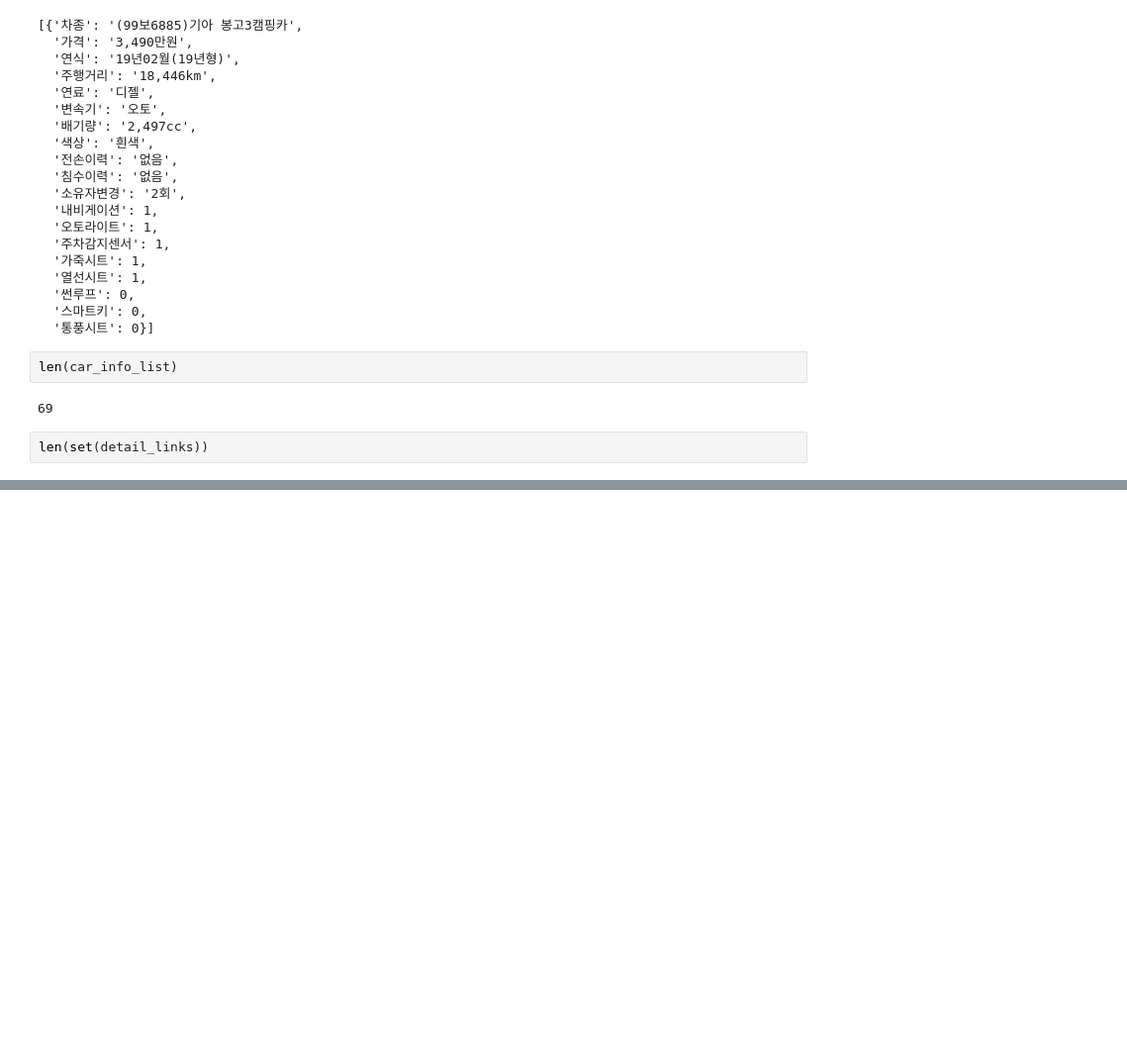
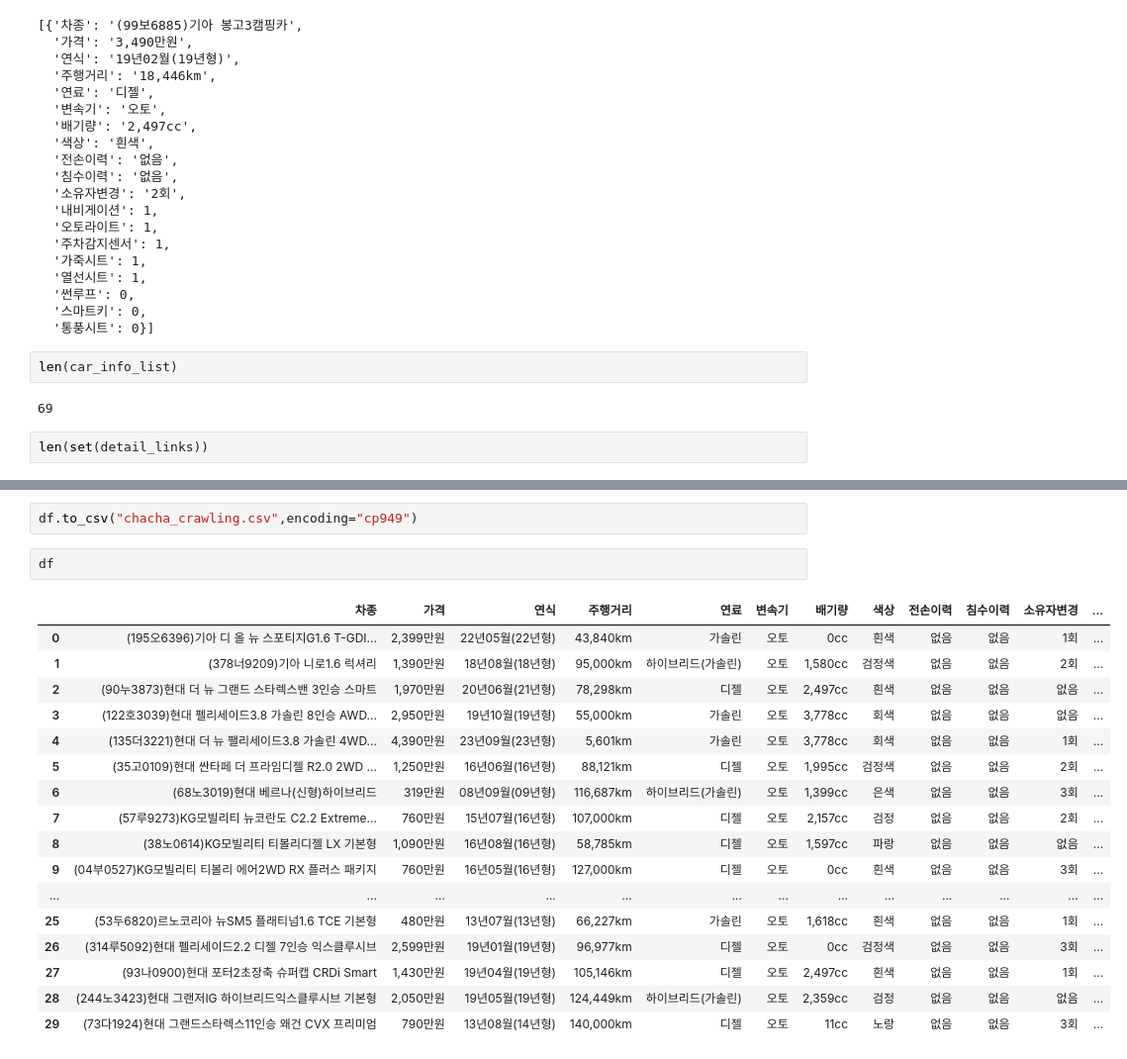
Before and after one commit to malrange/ML_Team2, a Jupyter notebook: ipynb/crawl_chacha.ipynb, the cells around one changed output, grey strips where cells are left out. Shown at 99% size. Saved outputs shown, nothing was run; the diff lists cells and outputs as text; blank space fills up the shorter version.

```diff
--- a/ipynb/crawl_chacha.ipynb
+++ b/ipynb/crawl_chacha.ipynb
@@ -257,0 +261,22 @@ NameError: name 'car_info_list' is not defined
+# %%
+df.to_csv("chacha_crawling.csv",encoding="cp949")
+# %%
+df
+# %% [output]
+|  | 차종 | 가격 | 연식 | 주행거리 | 연료 | 변속기 | 배기량 | 색상 | 전손이력 | 침수이력 | 소유자변경 | ... |
+| 0 | (195오6396)기아 디 올 뉴 스포티지G1.6 T-GDI... | 2,399만원 | 22년05월(22년형) | 43,840km | 가솔린 | 오토 | 0cc | 흰색 | 없음 | 없음 | 1회 | ... |
+| 1 | (378너9209)기아 니로1.6 럭셔리 | 1,390만원 | 18년08월(18년형) | 95,000km | 하이브리드(가솔린) | 오토 | 1,580cc | 검정색 | 없음 | 없음 | 2회 | ... |
+| 2 | (90누3873)현대 더 뉴 그랜드 스타렉스밴 3인승 스마트 | 1,970만원 | 20년06월(21년형) | 78,298km | 디젤 | 오토 | 2,497cc | 흰색 | 없음 | 없음 | 없음 | ... |
+| 3 | (122호3039)현대 펠리세이드3.8 가솔린 8인승 AWD... | 2,950만원 | 19년10월(19년형) | 55,000km | 가솔린 | 오토 | 3,778cc | 회색 | 없음 | 없음 | 없음 | ... |
+| 4 | (135더3221)현대 더 뉴 팰리세이드3.8 가솔린 4WD... | 4,390만원 | 23년09월(23년형) | 5,601km | 가솔린 | 오토 | 3,778cc | 회색 | 없음 | 없음 | 1회 | ... |
+| 5 | (35고0109)현대 싼타페 더 프라임디젤 R2.0 2WD ... | 1,250만원 | 16년06월(16년형) | 88,121km | 디젤 | 오토 | 1,995cc | 검정색 | 없음 | 없음 | 2회 | ... |
+| 6 | (68노3019)현대 베르나(신형)하이브리드 | 319만원 | 08년09월(09년형) | 116,687km | 하이브리드(가솔린) | 오토 | 1,399cc | 은색 | 없음 | 없음 | 3회 | ... |
+| 7 | (57루9273)KG모빌리티 뉴코란도 C2.2 Extreme... | 760만원 | 15년07월(16년형) | 107,000km | 디젤 | 오토 | 2,157cc | 검정 | 없음 | 없음 | 2회 | ... |
+| 8 | (38노0614)KG모빌리티 티볼리디젤 LX 기본형 | 1,090만원 | 16년08월(16년형) | 58,785km | 디젤 | 오토 | 1,597cc | 파랑 | 없음 | 없음 | 없음 | ... |
+| 9 | (04부0527)KG모빌리티 티볼리 에어2WD RX 플러스 패키지 | 760만원 | 16년05월(16년형) | 127,000km | 디젤 | 오토 | 0cc | 흰색 | 없음 | 없음 | 3회 | ... |
+| ... | ... | ... | ... | ... | ... | ... | ... | ... | ... | ... | ... | ... |
+| 25 | (53두6820)르노코리아 뉴SM5 플래티넘1.6 TCE 기본형 | 480만원 | 13년07월(13년형) | 66,227km | 가솔린 | 오토 | 1,618cc | 흰색 | 없음 | 없음 | 1회 | ... |
+| 26 | (314루5092)현대 펠리세이드2.2 디젤 7인승 익스클루시브 | 2,599만원 | 19년01월(19년형) | 96,977km | 디젤 | 오토 | 0cc | 검정색 | 없음 | 없음 | 3회 | ... |
+| 27 | (93나0900)현대 포터2초장축 슈퍼캡 CRDi Smart | 1,430만원 | 19년04월(19년형) | 105,146km | 디젤 | 오토 | 2,497cc | 흰색 | 없음 | 없음 | 1회 | ... |
+| 28 | (244노3423)현대 그랜저IG 하이브리드익스클루시브 기본형 | 2,050만원 | 19년05월(19년형) | 124,449km | 하이브리드(가솔린) | 오토 | 2,359cc | 검정 | 없음 | 없음 | 없음 | ... |
+| 29 | (73다1924)현대 그랜드스타렉스11인승 왜건 CVX 프리미엄 | 790만원 | 13년08월(14년형) | 140,000km | 디젤 | 오토 | 11cc | 노랑 | 없음 | 없음 | 3회 | ... |
```
Also changed, not shown: parts of 4 cells of this notebook, 1 other file.
